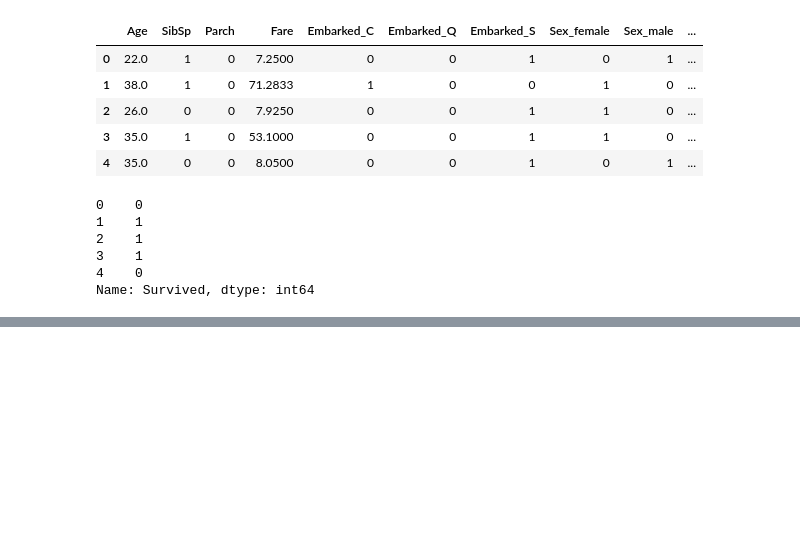
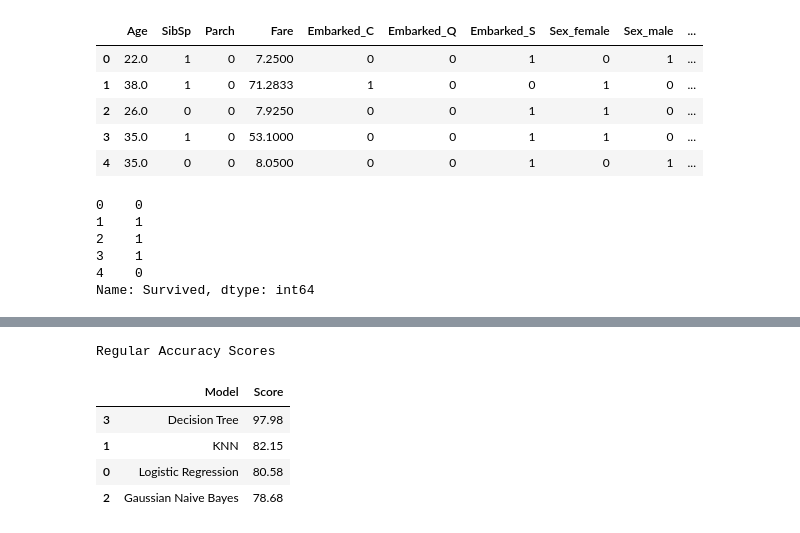
Before and after one commit to abhivadali13/titanic-ML, a Jupyter notebook: titanic_script.ipynb, the cells around one changed output, grey strips where cells are left out. Saved outputs shown, nothing was run; the diff lists cells and outputs as text; code cells hidden in the pictures; blank space fills up the shorter version.

Commit message:
charted accuracy and cross validation accuracy scores to determine most accurate model out of ones tested

```diff
--- a/titanic_script.ipynb
+++ b/titanic_script.ipynb
@@ -661,0 +662,13 @@ Running Time: 0:00:00.085618
+# %%
+#compiling all the accuracy scores
+models = pd.DataFrame({'Model': ['Logistic Regression', 'KNN', 'Gaussian Naive Bayes', 'Decision Tree'],
+                       'Score': [accuracy_logistic_regression, accuracy_knn, accuracy_gaussian_nb, accuracy_decision_tree]})
+print('Regular Accuracy Scores')
+models.sort_values(by = 'Score', ascending = False)
+# %% [output]
+Regular Accuracy Scores
+|  | Model | Score |
+| 3 | Decision Tree | 97.98 |
+| 1 | KNN | 82.15 |
+| 0 | Logistic Regression | 80.58 |
+| 2 | Gaussian Naive Bayes | 78.68 |
```
Also changed, not shown: parts of 17 cells of this notebook.
